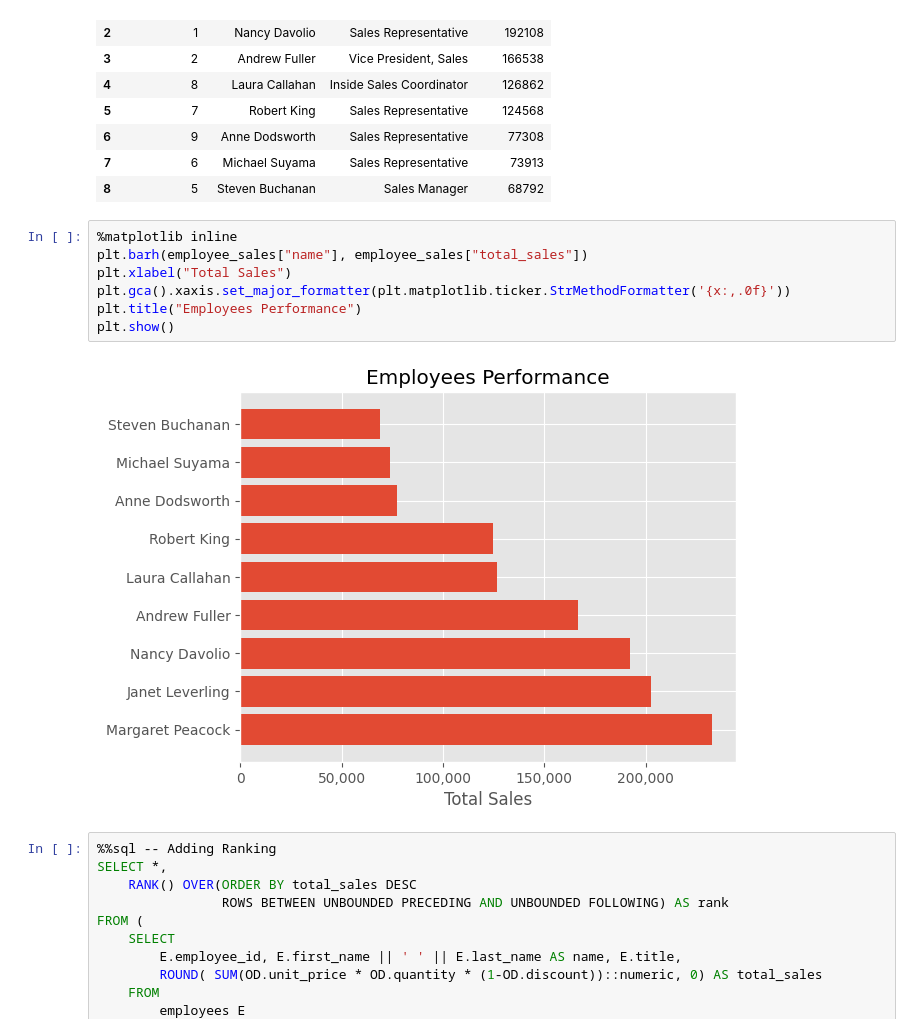
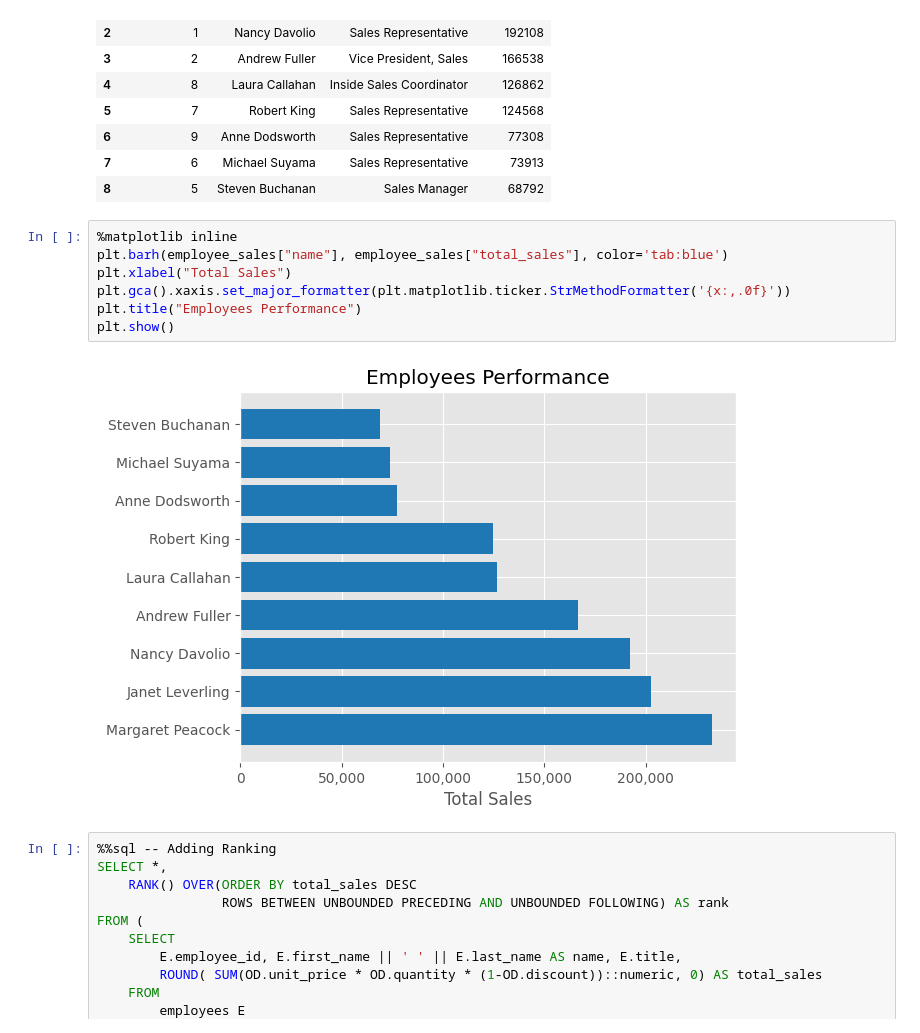
Before and after one commit to moscmh/NorthWind, a Jupyter notebook: northwind.ipynb, the cells around one changed output. Drawn from its saved outputs; the diff is of its cells as text.

```diff
--- a/northwind.ipynb
+++ b/northwind.ipynb
@@ -76,13 +62,13 @@ employee_sales
 | 8 | 5 | Steven Buchanan | Sales Manager | 68792 |
 # %%
 %matplotlib inline
-plt.barh(employee_sales["name"], employee_sales["total_sales"])
+plt.barh(employee_sales["name"], employee_sales["total_sales"], color='tab:blue')
 plt.xlabel("Total Sales")
 plt.gca().xaxis.set_major_formatter(plt.matplotlib.ticker.StrMethodFormatter('{x:,.0f}'))
 plt.title("Employees Performance")
 plt.show()
 # %% [output]
-[figure, old version]
+[figure, new version]
 # %%
 %%sql -- Adding Ranking
 SELECT *,
```
Also changed, not shown: parts of 18 cells of this notebook.
